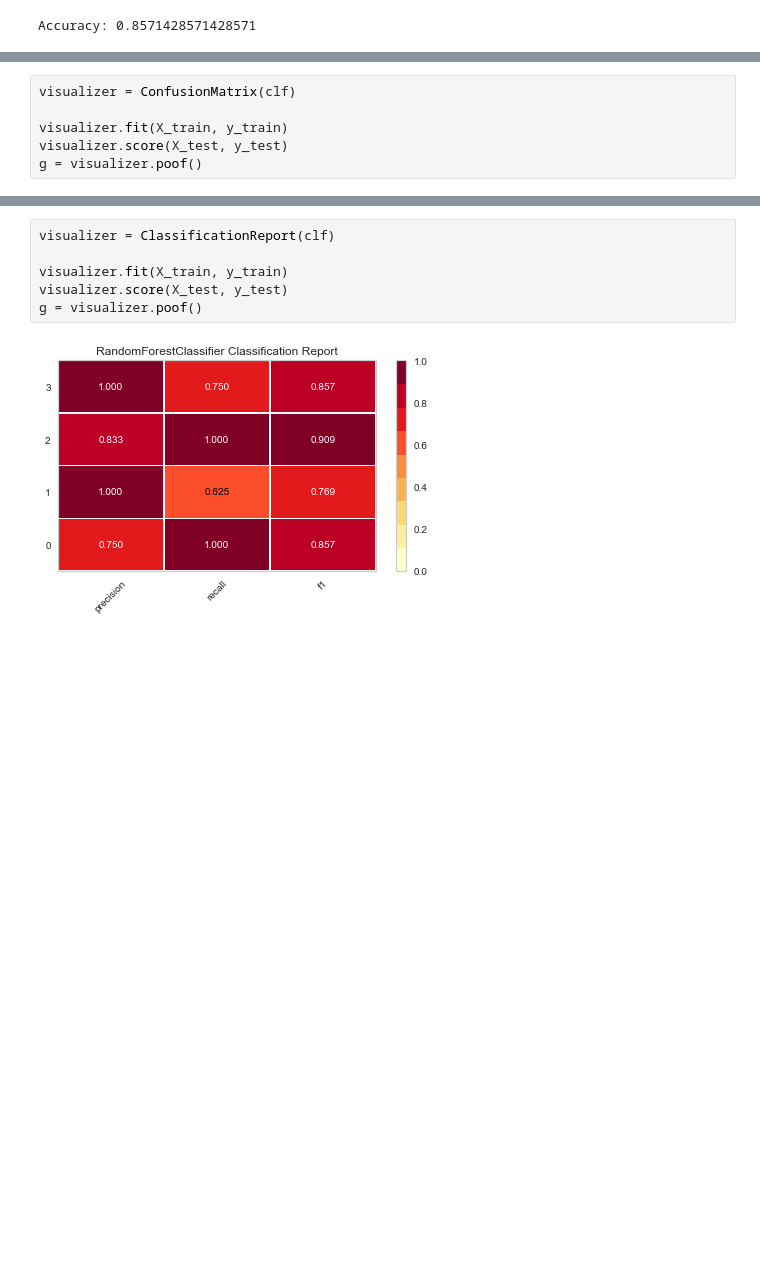
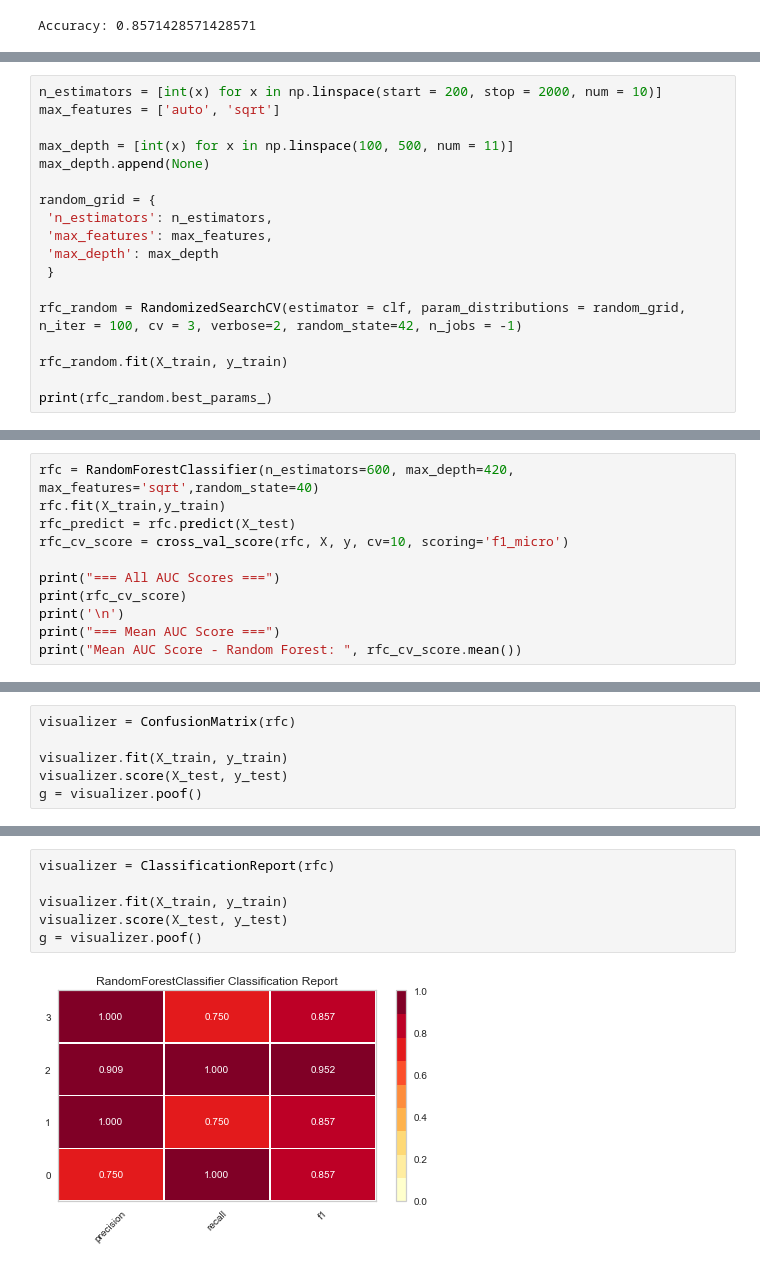
Before and after one commit to samirak93/iCXMedia_DS, a Jupyter notebook: code/Pre-Process.ipynb, the cells around one changed output, grey strips where cells are left out. Drawn from its saved outputs; the diff is of its cells as text; blank space fills up the shorter version.

```diff
--- a/code/Pre-Process.ipynb
+++ b/code/Pre-Process.ipynb
@@ -294,0 +336,18 @@ Accuracy: 0.8571428571428571
+# %%
+n_estimators = [int(x) for x in np.linspace(start = 200, stop = 2000, num = 10)]
+max_features = ['auto', 'sqrt']
+
+max_depth = [int(x) for x in np.linspace(100, 500, num = 11)]
+max_depth.append(None)
+
+random_grid = {
+ 'n_estimators': n_estimators,
+ 'max_features': max_features,
+ 'max_depth': max_depth
+ }
+
+rfc_random = RandomizedSearchCV(estimator = clf, param_distributions = random_grid, n_iter = 100, cv = 3, verbose=2, random_state=42, n_jobs = -1)
+
+rfc_random.fit(X_train, y_train)
+
+print(rfc_random.best_params_)
@@ -294,0 +361,11 @@ Accuracy: 0.8571428571428571
+# %%
+rfc = RandomForestClassifier(n_estimators=600, max_depth=420, max_features='sqrt',random_state=40)
+rfc.fit(X_train,y_train)
+rfc_predict = rfc.predict(X_test)
+rfc_cv_score = cross_val_score(rfc, X, y, cv=10, scoring='f1_micro')
+
+print("=== All AUC Scores ===")
+print(rfc_cv_score)
+print('\n')
+print("=== Mean AUC Score ===")
+print("Mean AUC Score - Random Forest: ", rfc_cv_score.mean())
@@ -295,5 +384,5 @@ Accuracy: 0.8571428571428571
 # %%
-visualizer = ConfusionMatrix(clf)
+visualizer = ConfusionMatrix(rfc)
 
 visualizer.fit(X_train, y_train)
 visualizer.score(X_test, y_test)
@@ -303,9 +392,9 @@ g = visualizer.poof()
 # %%
-visualizer = ClassificationReport(clf)
+visualizer = ClassificationReport(rfc)
 
 visualizer.fit(X_train, y_train)
 visualizer.score(X_test, y_test)
 g = visualizer.poof()
 # %% [output]
-[figure, old version]
+[figure, new version]
 # %%
```
Also changed, not shown: parts of 11 cells of this notebook, 6 other files.
